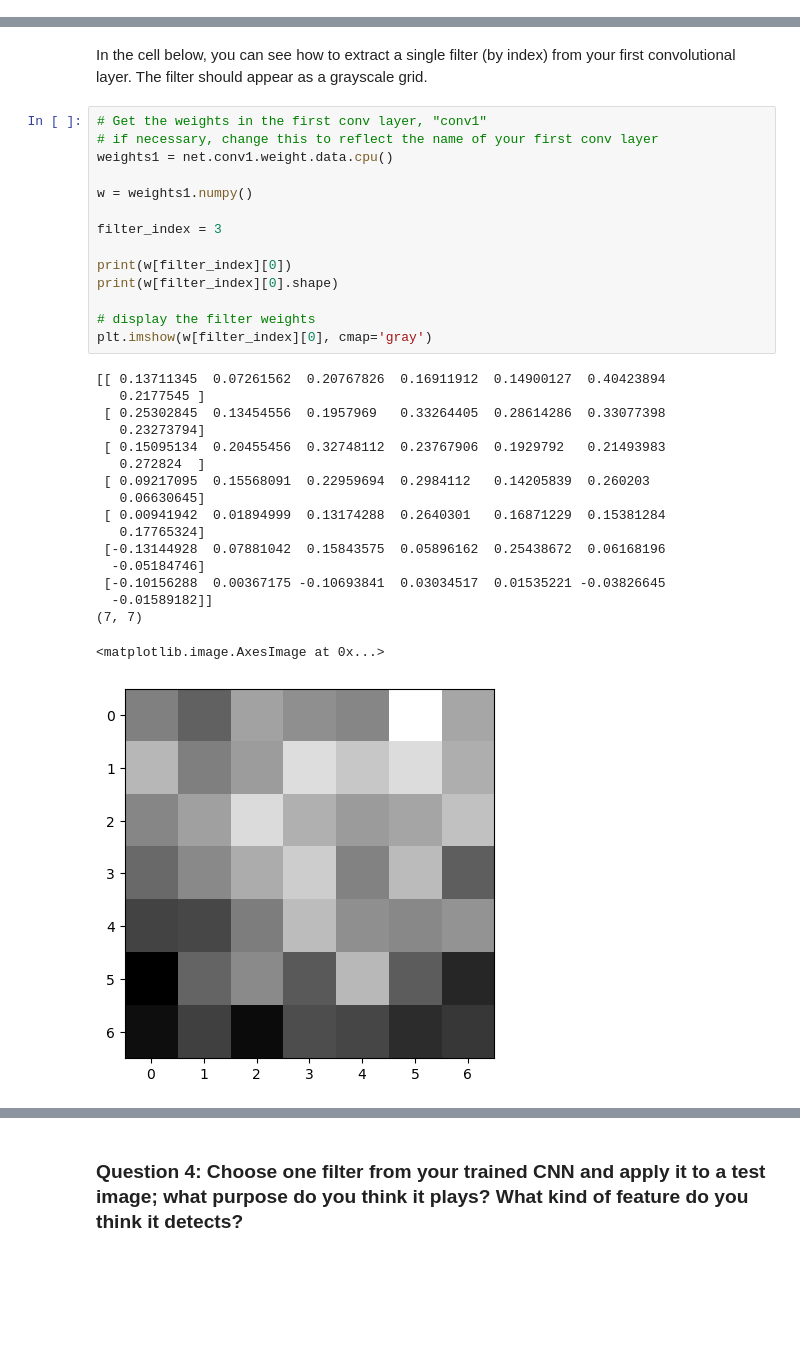
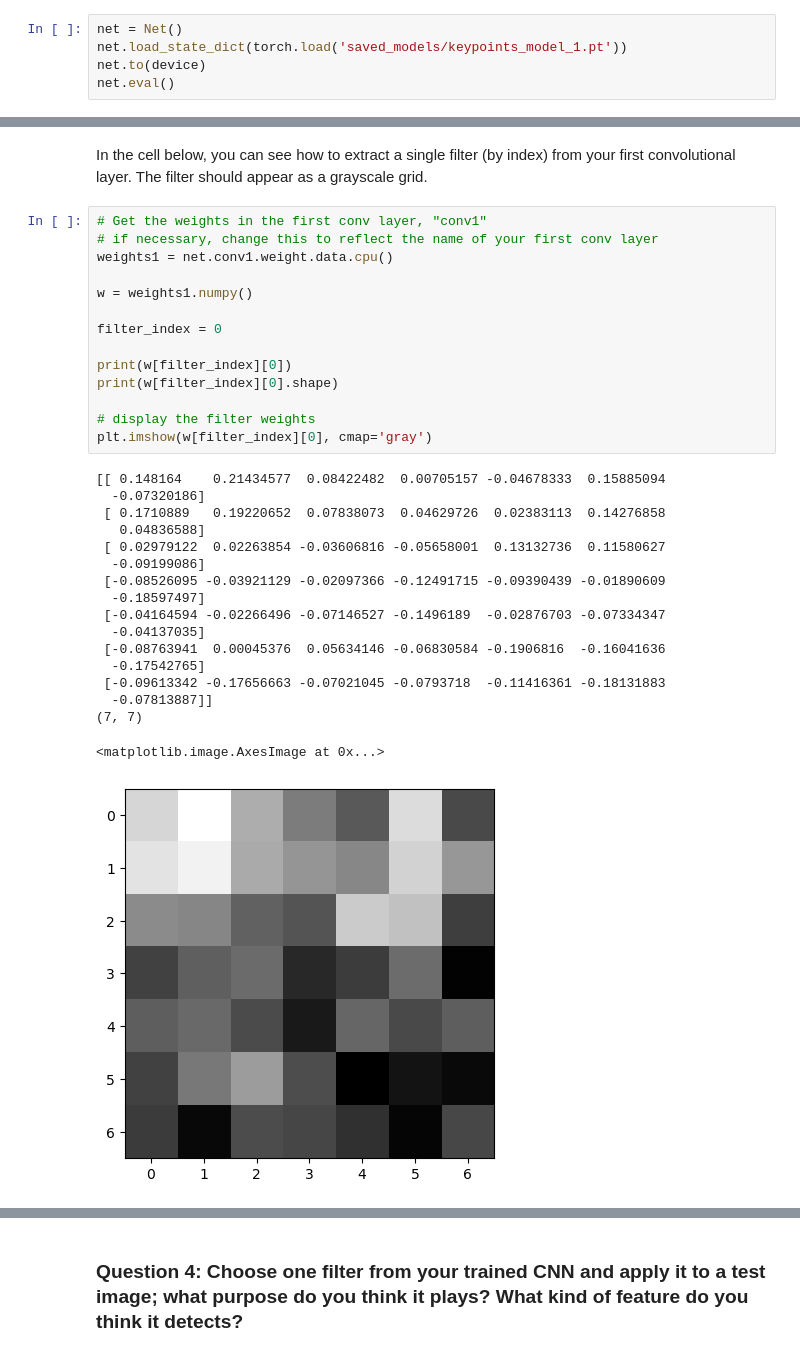
Before and after one commit to amoriqbal/FacialKeypointDetectionUdacity, a Jupyter notebook: 2. Define the Network Architecture.ipynb, the cells around one changed output, grey strips where cells are left out. Drawn from its saved outputs; the diff is of its cells as text; blank space fills up the shorter version.

```diff
--- a/2. Define the Network Architecture.ipynb
+++ b/2. Define the Network Architecture.ipynb
@@ -540,3 +540,8 @@ print(gt_pts.size())
 torch.Size([10, 1, 224, 224])
 torch.Size([10, 68, 2])
 torch.Size([10, 68, 2])
+# %%
+net = Net()
+net.load_state_dict(torch.load('saved_models/keypoints_model_1.pt'))
+net.to(device)
+net.eval()
@@ -605,35 +637,35 @@ In the cell below, you can see how to extract a single filter (by index) from yo
 # %%
 # Get the weights in the first conv layer, "conv1"
 # if necessary, change this to reflect the name of your first conv layer
 weights1 = net.conv1.weight.data.cpu()
 
 w = weights1.numpy()
 
-filter_index = 3
+filter_index = 0
 
 print(w[filter_index][0])
 print(w[filter_index][0].shape)
 
 # display the filter weights
 plt.imshow(w[filter_index][0], cmap='gray')
 # %% [output]
-[[ 0.13711345  0.07261562  0.20767826  0.16911912  0.14900127  0.40423894
-   0.2177545 ]
- [ 0.25302845  0.13454556  0.1957969   0.33264405  0.28614286  0.33077398
-   0.23273794]
- [ 0.15095134  0.20455456  0.32748112  0.23767906  0.1929792   0.21493983
-   0.272824  ]
- [ 0.09217095  0.15568091  0.22959694  0.2984112   0.14205839  0.260203
-   0.06630645]
- [ 0.00941942  0.01894999  0.13174288  0.2640301   0.16871229  0.15381284
-   0.17765324]
- [-0.13144928  0.07881042  0.15843575  0.05896162  0.25438672  0.06168196
-  -0.05184746]
- [-0.10156288  0.00367175 -0.10693841  0.03034517  0.01535221 -0.03826645
-  -0.01589182]]
+[[ 0.148164    0.21434577  0.08422482  0.00705157 -0.04678333  0.15885094
+  -0.07320186]
+ [ 0.1710889   0.19220652  0.07838073  0.04629726  0.02383113  0.14276858
+   0.04836588]
+ [ 0.02979122  0.02263854 -0.03606816 -0.05658001  0.13132736  0.11580627
+  -0.09199086]
+ [-0.08526095 -0.03921129 -0.02097366 -0.12491715 -0.09390439 -0.01890609
+  -0.18597497]
+ [-0.04164594 -0.02266496 -0.07146527 -0.1496189  -0.02876703 -0.07334347
+  -0.04137035]
+ [-0.08763941  0.00045376  0.05634146 -0.06830584 -0.1906816  -0.16041636
+  -0.17542765]
+ [-0.09613342 -0.17656663 -0.07021045 -0.0793718  -0.11416361 -0.18131883
+  -0.07813887]]
 (7, 7)
 <matplotlib.image.AxesImage at 0x...>
-[figure, old version]
+[figure, new version]
 # %% [markdown]
 ## Feature maps
 
```
Also changed, not shown: parts of 9 cells of this notebook, 1 other file.
